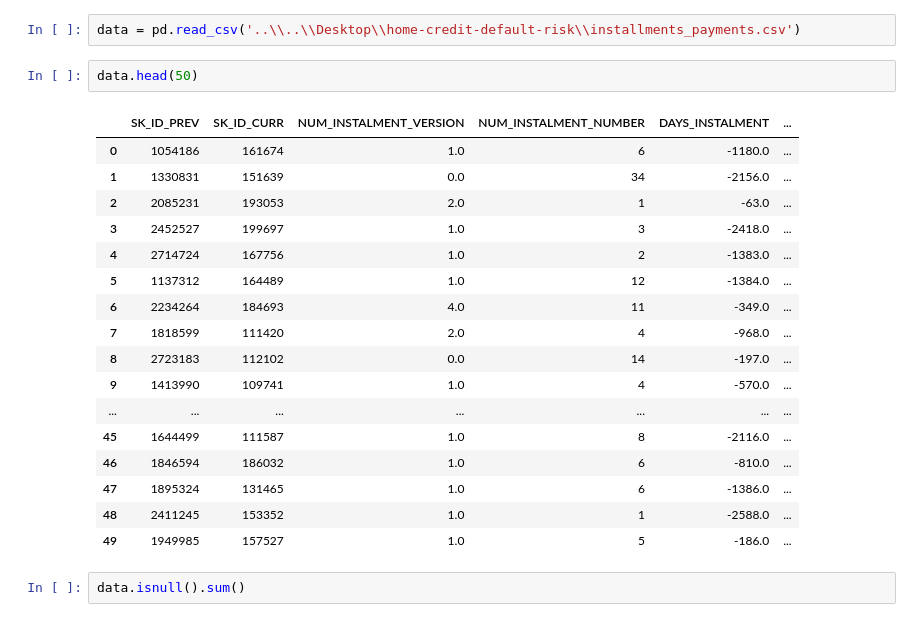
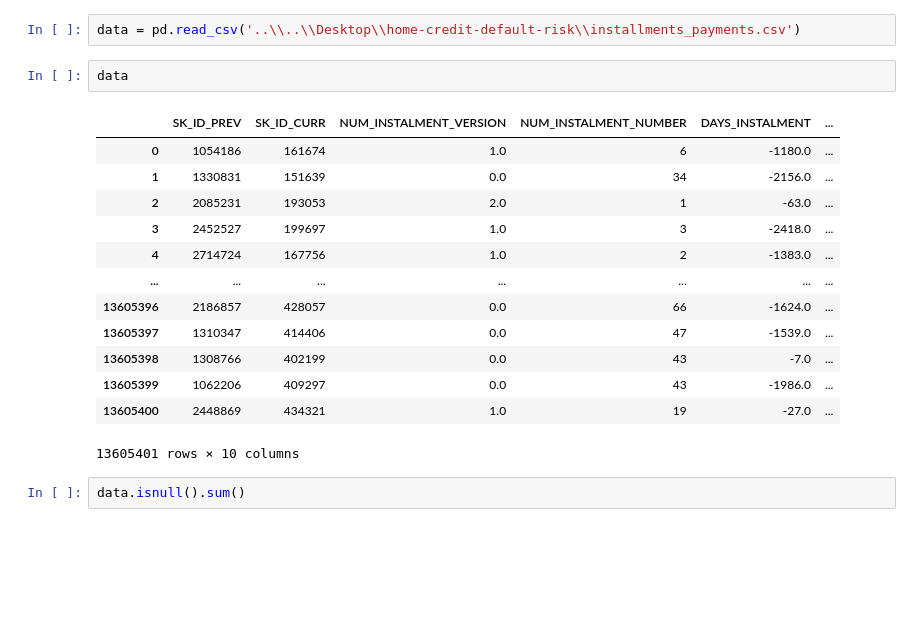
Before and after one commit to stansuo/BDSE12-Group3, a Jupyter notebook: notebooks/homecdt_eda/Aiyd_installments_payments_EDA.ipynb, the cells around one changed output. Drawn from its saved outputs; the diff is of its cells as text; blank space fills up the shorter version.

```diff
--- a/notebooks/homecdt_eda/Aiyd_installments_payments_EDA.ipynb
+++ b/notebooks/homecdt_eda/Aiyd_installments_payments_EDA.ipynb
@@ -21,25 +21,21 @@ pd.__version__ , np.__version__
 # %%
 data = pd.read_csv('..\\..\\Desktop\\home-credit-default-risk\\installments_payments.csv')
 # %%
-data.head(50)
+data
 # %% [output]
 |  | SK_ID_PREV | SK_ID_CURR | NUM_INSTALMENT_VERSION | NUM_INSTALMENT_NUMBER | DAYS_INSTALMENT | ... |
 | 0 | 1054186 | 161674 | 1.0 | 6 | -1180.0 | ... |
 | 1 | 1330831 | 151639 | 0.0 | 34 | -2156.0 | ... |
 | 2 | 2085231 | 193053 | 2.0 | 1 | -63.0 | ... |
 | 3 | 2452527 | 199697 | 1.0 | 3 | -2418.0 | ... |
 | 4 | 2714724 | 167756 | 1.0 | 2 | -1383.0 | ... |
-| 5 | 1137312 | 164489 | 1.0 | 12 | -1384.0 | ... |
-| 6 | 2234264 | 184693 | 4.0 | 11 | -349.0 | ... |
-| 7 | 1818599 | 111420 | 2.0 | 4 | -968.0 | ... |
-| 8 | 2723183 | 112102 | 0.0 | 14 | -197.0 | ... |
-| 9 | 1413990 | 109741 | 1.0 | 4 | -570.0 | ... |
 | ... | ... | ... | ... | ... | ... | ... |
-| 45 | 1644499 | 111587 | 1.0 | 8 | -2116.0 | ... |
-| 46 | 1846594 | 186032 | 1.0 | 6 | -810.0 | ... |
-| 47 | 1895324 | 131465 | 1.0 | 6 | -1386.0 | ... |
-| 48 | 2411245 | 153352 | 1.0 | 1 | -2588.0 | ... |
-| 49 | 1949985 | 157527 | 1.0 | 5 | -186.0 | ... |
+| 13605396 | 2186857 | 428057 | 0.0 | 66 | -1624.0 | ... |
+| 13605397 | 1310347 | 414406 | 0.0 | 47 | -1539.0 | ... |
+| 13605398 | 1308766 | 402199 | 0.0 | 43 | -7.0 | ... |
+| 13605399 | 1062206 | 409297 | 0.0 | 43 | -1986.0 | ... |
+| 13605400 | 2448869 | 434321 | 1.0 | 19 | -27.0 | ... |
+13605401 rows × 10 columns
 # %%
 data.isnull().sum()
 # %% [output]
```
Also changed, not shown: 10 other files.
